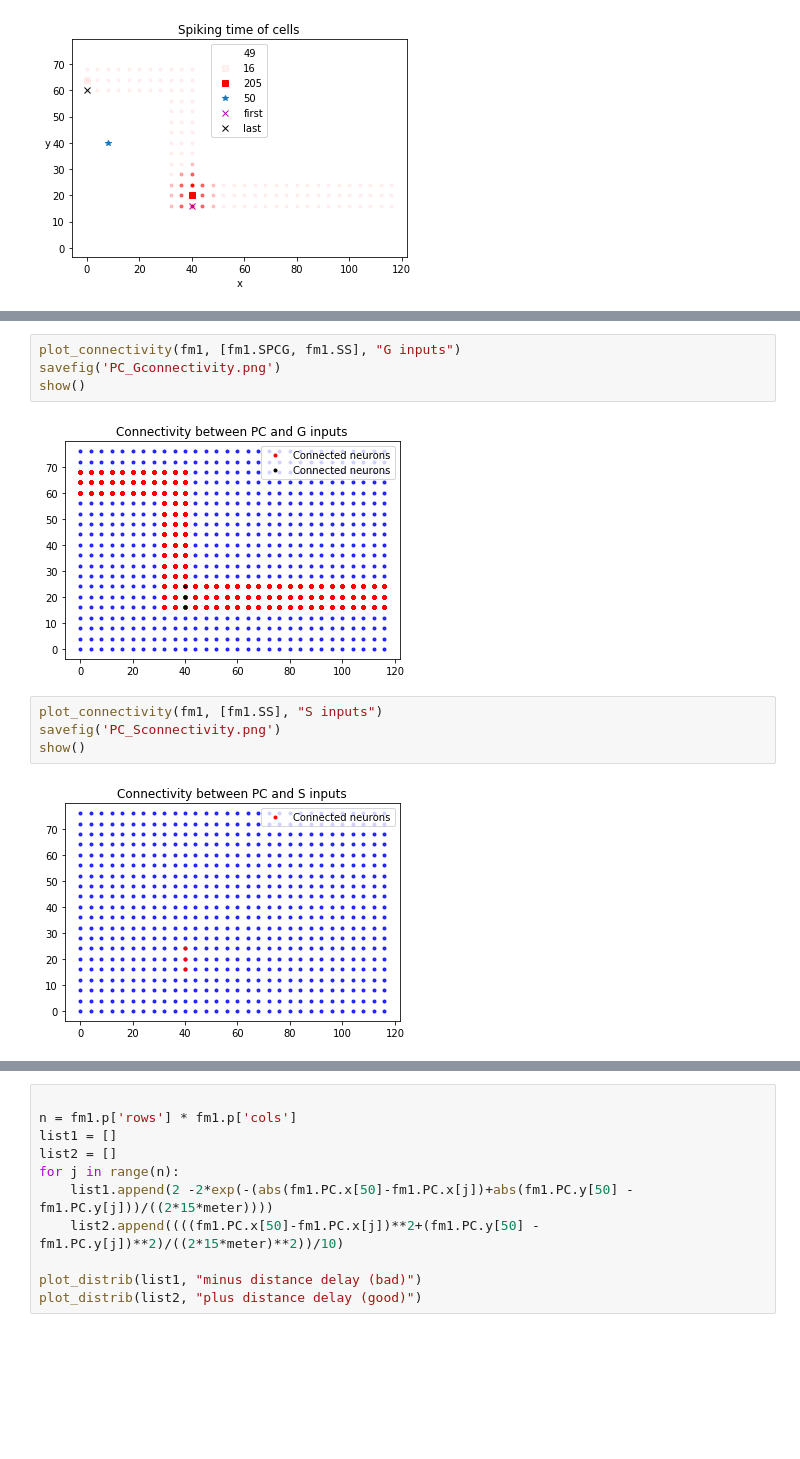
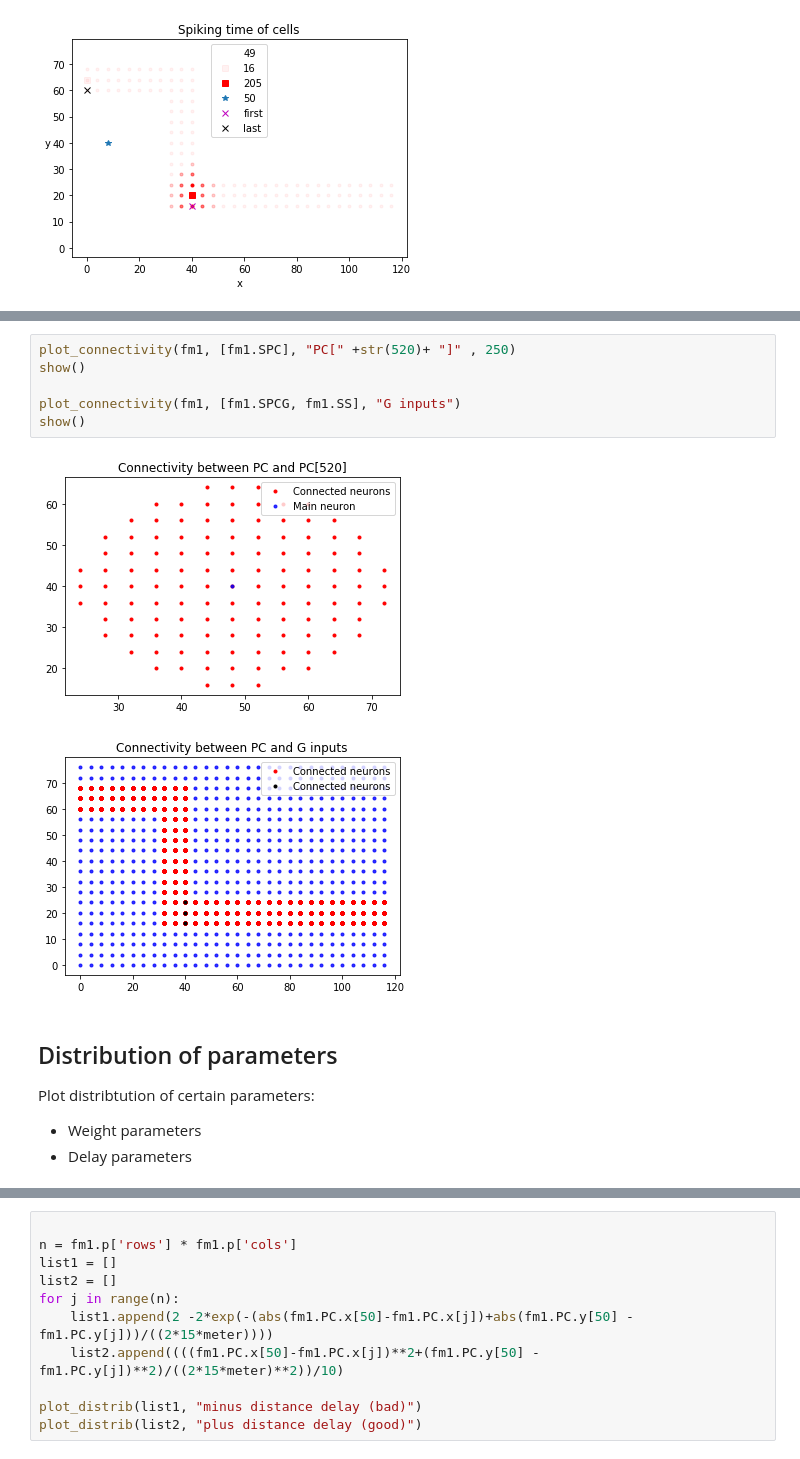
Before and after one commit to Victoriad1996/SemesterProject, a Jupyter notebook: SimpleFairhall/first_project_oop_plots.ipynb, the cells around one changed output, grey strips where cells are left out. Cells and saved outputs as stored; diff of their text form; blank space fills up the shorter version.

```diff
--- a/SimpleFairhall/first_project_oop_plots.ipynb
+++ b/SimpleFairhall/first_project_oop_plots.ipynb
@@ -44,15 +41,17 @@ show()
 # %%
+plot_connectivity(fm1, [fm1.SPC], "PC[" +str(520)+ "]" , 250)
+show()
+
 plot_connectivity(fm1, [fm1.SPCG, fm1.SS], "G inputs")
-savefig('PC_Gconnectivity.png')
 show()
 # %% [output]
-[figure, old version]
+[figure, new version]
+[figure, added]
-# %%
-plot_connectivity(fm1, [fm1.SS], "S inputs")
-savefig('PC_Sconnectivity.png')
-show()
-# %% [output]
-[figure, removed]
+# %% [markdown]
+## Distribution of parameters
+Plot distribtution of certain parameters:
+- Weight parameters
+- Delay parameters
 # %%
 n = fm1.p['rows'] * fm1.p['cols']
 list_ = []
```
Also changed, not shown: parts of 11 cells of this notebook, 1 other file.
